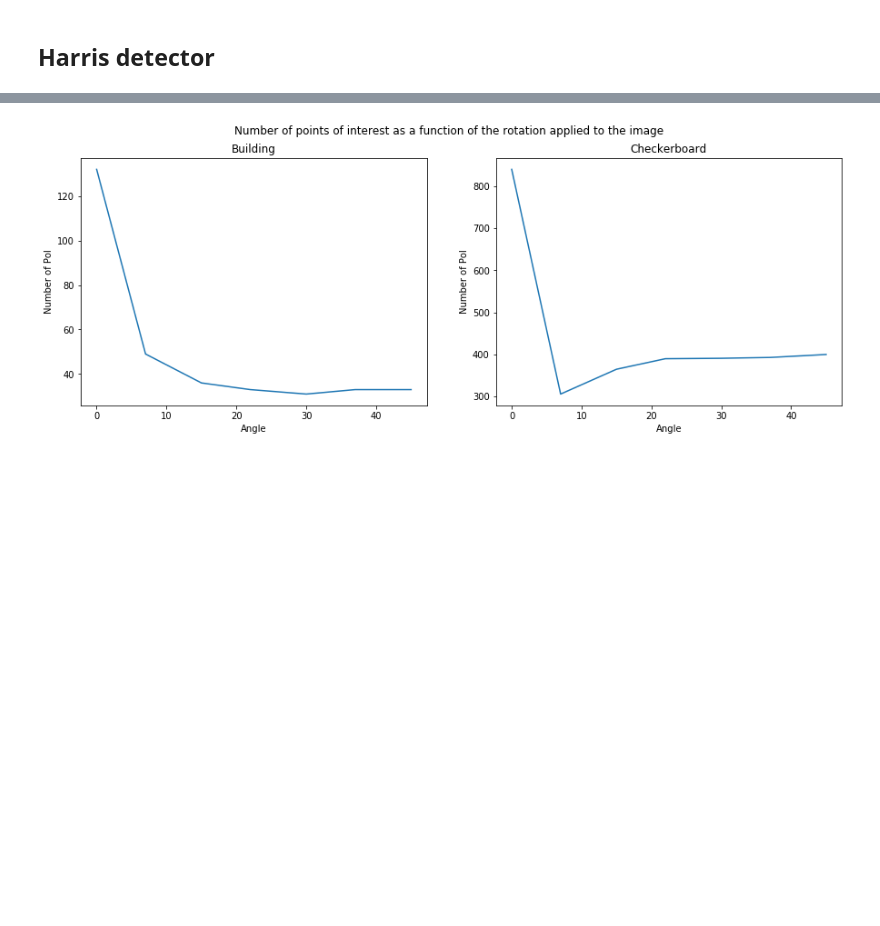
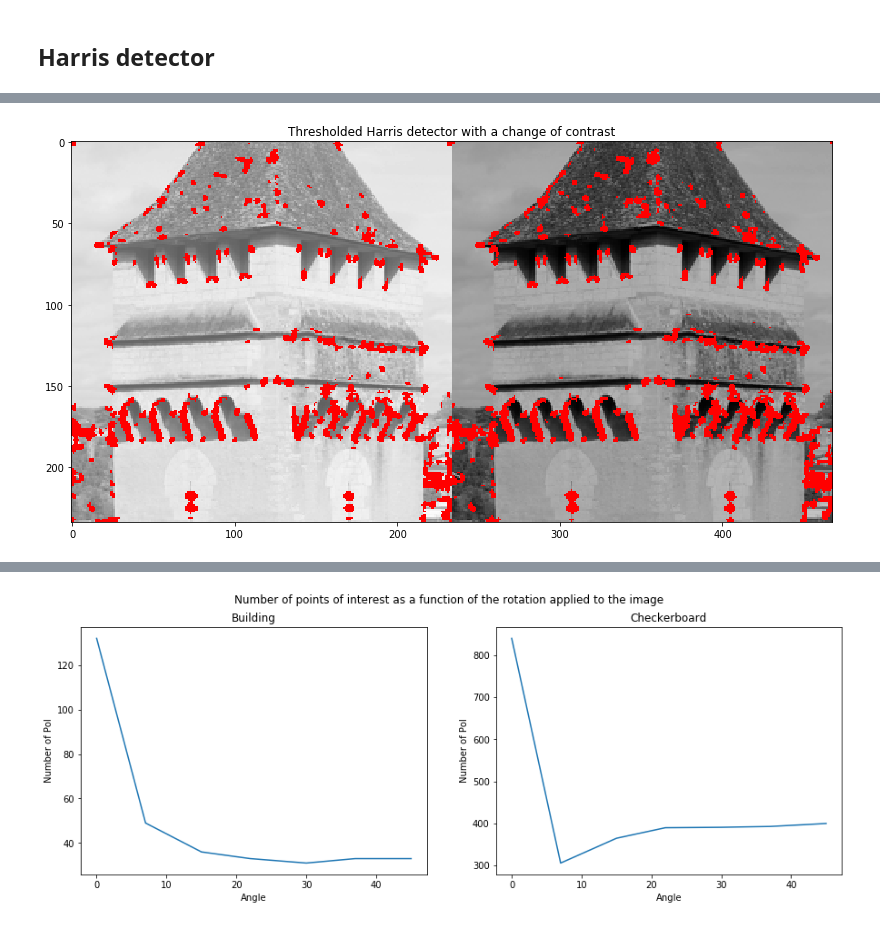
Before and after one commit to Xyouz/3dvision, a Jupyter notebook: Harris/dufraisse.ipynb, the cells around one changed output, grey strips where cells are left out. Saved outputs shown, nothing was run; the diff lists cells and outputs as text; code cells hidden in the pictures; blank space fills up the shorter version.

```diff
--- a/Harris/dufraisse.ipynb
+++ b/Harris/dufraisse.ipynb
@@ -49,0 +60,15 @@ plt.show()
+# %%
+# Contrast change
+t = 0.01
+
+imgb = (img - img.mean()) * 1.25 + 20
+imgb_h = corner_harris(imgb)
+
+plt.figure(figsize=(15,7))
+plt.imshow(np.hstack((img,imgb)),cmap='gray')
+
+plt.imshow(point_map(np.hstack((threshold(val_h,t,fixed=False),threshold(imgb_h,t,fixed=False)))))
+plt.title("Thresholded Harris detector with a change of contrast")
+plt.show()
+# %% [output]
+[figure, added]
```
Also changed, not shown: parts of 28 cells of this notebook.
